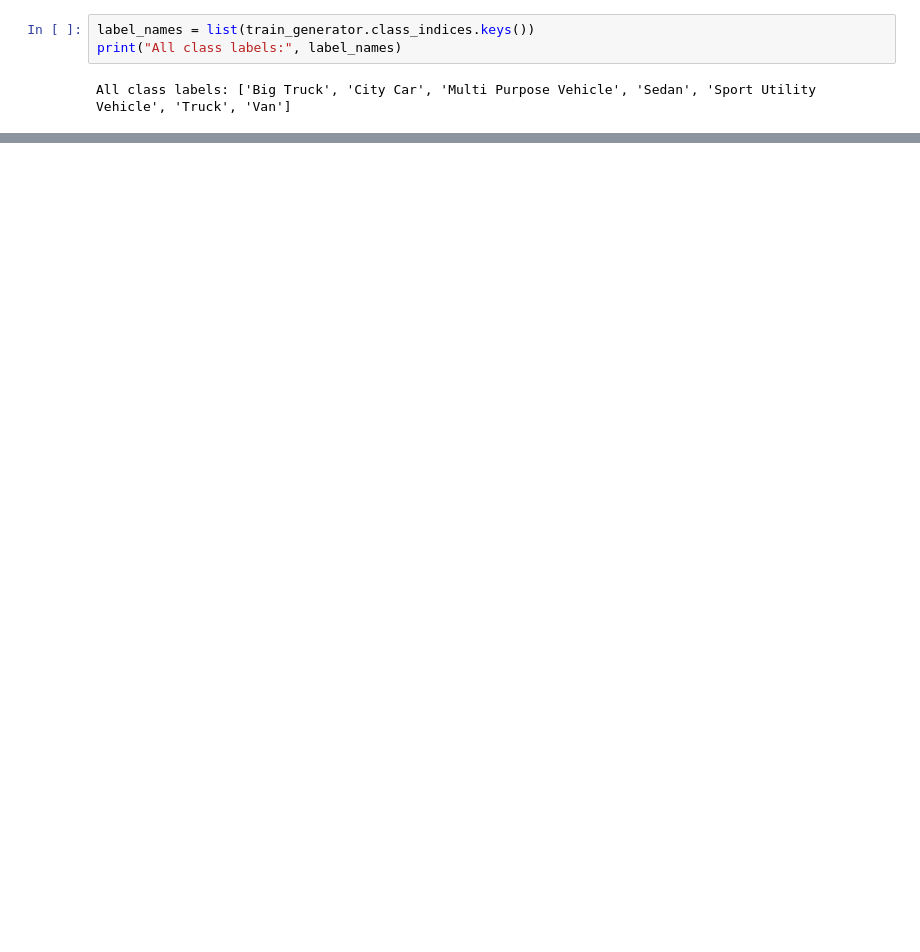
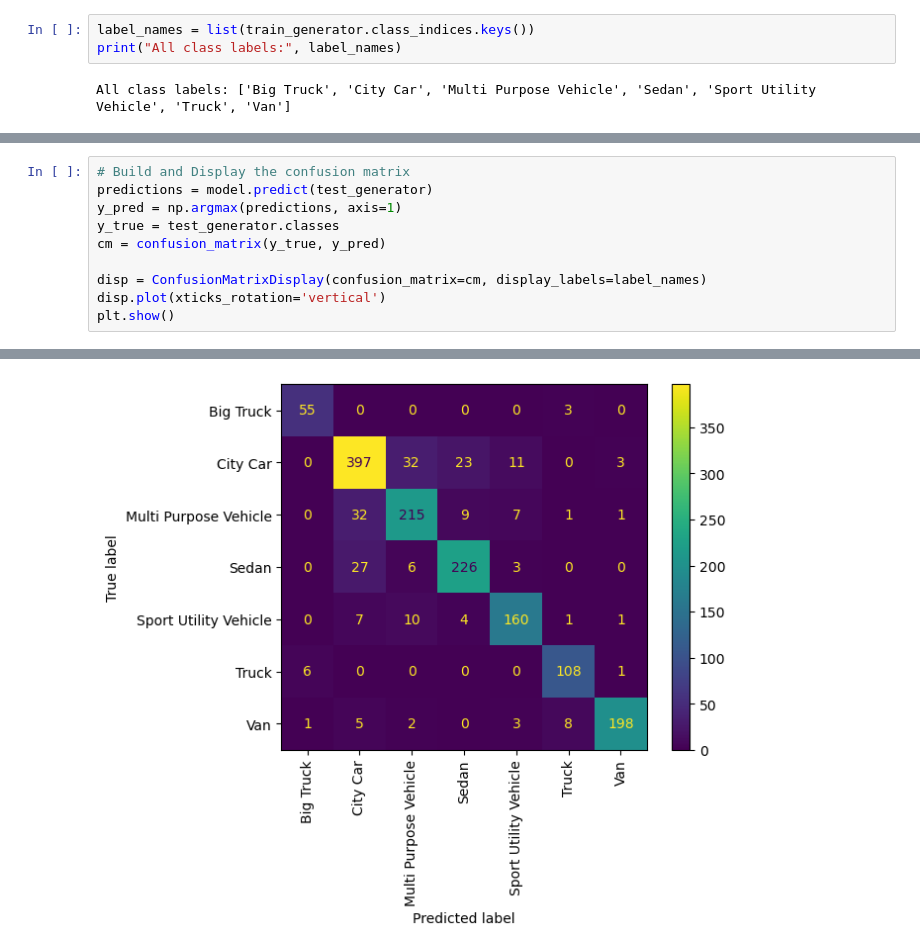
Before and after one commit to edwardcaii/MLclass, a Jupyter notebook: VehiclePredictionCNN/Vehicle_Prediction_Using_CNN_Early_Dropout.ipynb, the cells around one changed output, grey strips where cells are left out. Cells and saved outputs as stored; diff of their text form; blank space fills up the shorter version.

Commit message:
Add viz file and confusion matrix

```diff
--- a/VehiclePredictionCNN/Vehicle_Prediction_Using_CNN_Early_Dropout.ipynb
+++ b/VehiclePredictionCNN/Vehicle_Prediction_Using_CNN_Early_Dropout.ipynb
@@ -211,0 +211,11 @@ Predicted Vehicle Type: Multi Purpose Vehicle
+# %%
+# Build and Display the confusion matrix
+predictions = model.predict(test_generator)
+y_pred = np.argmax(predictions, axis=1)
+y_true = test_generator.classes
+cm = confusion_matrix(y_true, y_pred)
+
+disp = ConfusionMatrixDisplay(confusion_matrix=cm, display_labels=label_names)
+disp.plot(xticks_rotation='vertical')
+plt.show()
+# %% [output]
@@ -211,0 +223 @@ Predicted Vehicle Type: Multi Purpose Vehicle
+[figure, added]
```
Also changed, not shown: parts of 9 cells of this notebook, 2 other files.
